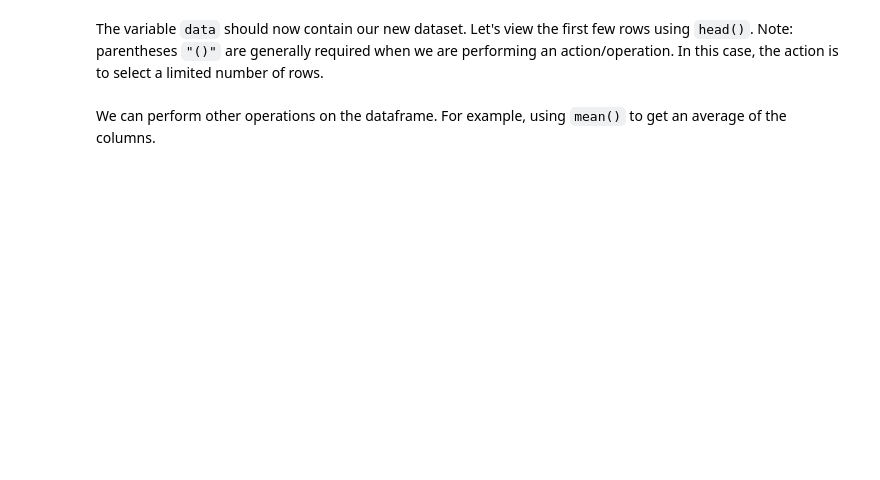
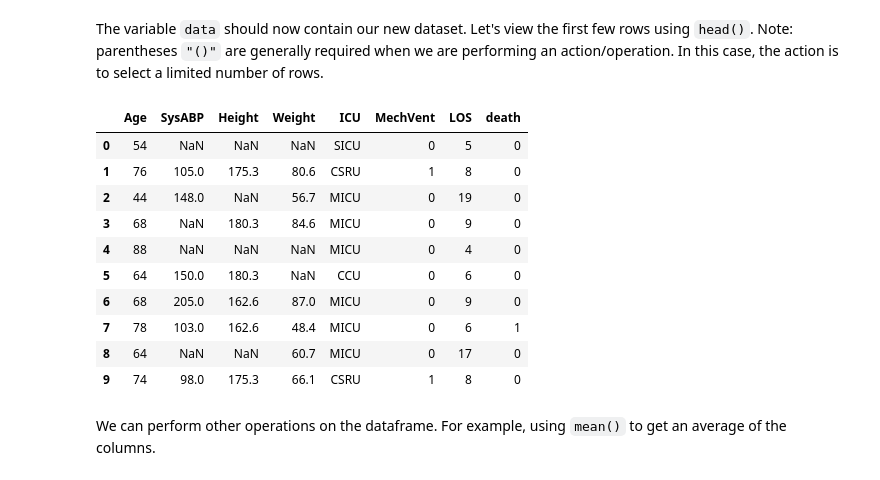
Before and after one commit to tompollard/buenosaires2018, a Jupyter notebook: 1_intro_to_python.ipynb, the cells around one changed output. Saved outputs shown, nothing was run; the diff lists cells and outputs as text; code cells hidden in the pictures; blank space fills up the shorter version.

```diff
--- a/1_intro_to_python.ipynb
+++ b/1_intro_to_python.ipynb
@@ -98,7 +181,19 @@ data=pd.read_csv(url)
 # %% [markdown]
 The variable `data` should now contain our new dataset. Let's view the first few rows using `head()`. Note: parentheses `"()"` are generally required when we are performing an action/operation. In this case, the action is to select a limited number of rows.
 # %%
-data.head()
+data.head(10)
+# %% [output]
+|  | Age | SysABP | Height | Weight | ICU | MechVent | LOS | death |
+| 0 | 54 | NaN | NaN | NaN | SICU | 0 | 5 | 0 |
+| 1 | 76 | 105.0 | 175.3 | 80.6 | CSRU | 1 | 8 | 0 |
+| 2 | 44 | 148.0 | NaN | 56.7 | MICU | 0 | 19 | 0 |
+| 3 | 68 | NaN | 180.3 | 84.6 | MICU | 0 | 9 | 0 |
+| 4 | 88 | NaN | NaN | NaN | MICU | 0 | 4 | 0 |
+| 5 | 64 | 150.0 | 180.3 | NaN | CCU | 0 | 6 | 0 |
+| 6 | 68 | 205.0 | 162.6 | 87.0 | MICU | 0 | 9 | 0 |
+| 7 | 78 | 103.0 | 162.6 | 48.4 | MICU | 0 | 6 | 1 |
+| 8 | 64 | NaN | NaN | 60.7 | MICU | 0 | 17 | 0 |
+| 9 | 74 | 98.0 | 175.3 | 66.1 | CSRU | 1 | 8 | 0 |
 # %% [markdown]
 We can perform other operations on the dataframe. For example, using `mean()` to get an average of the columns.
 # %%
```
Also changed, not shown: parts of 29 cells of this notebook.
